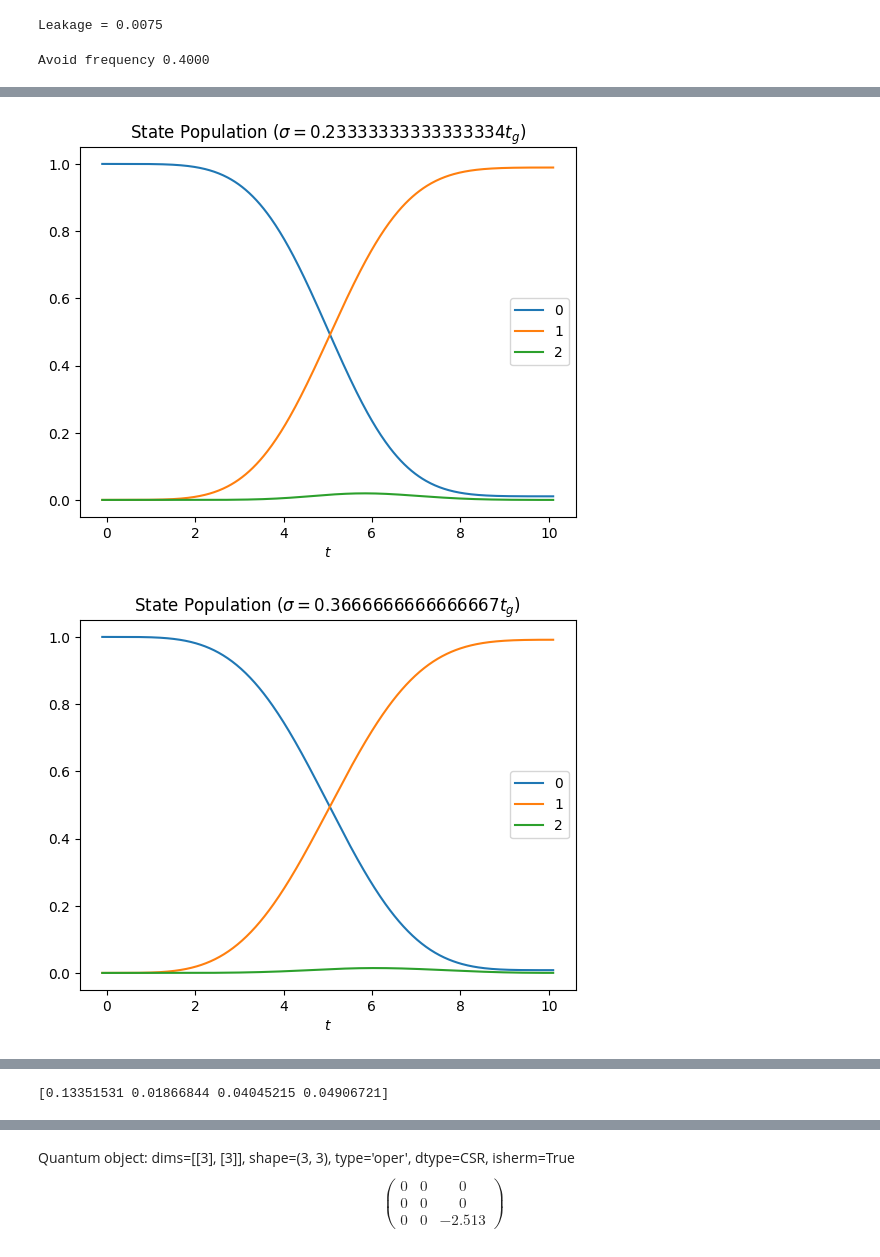
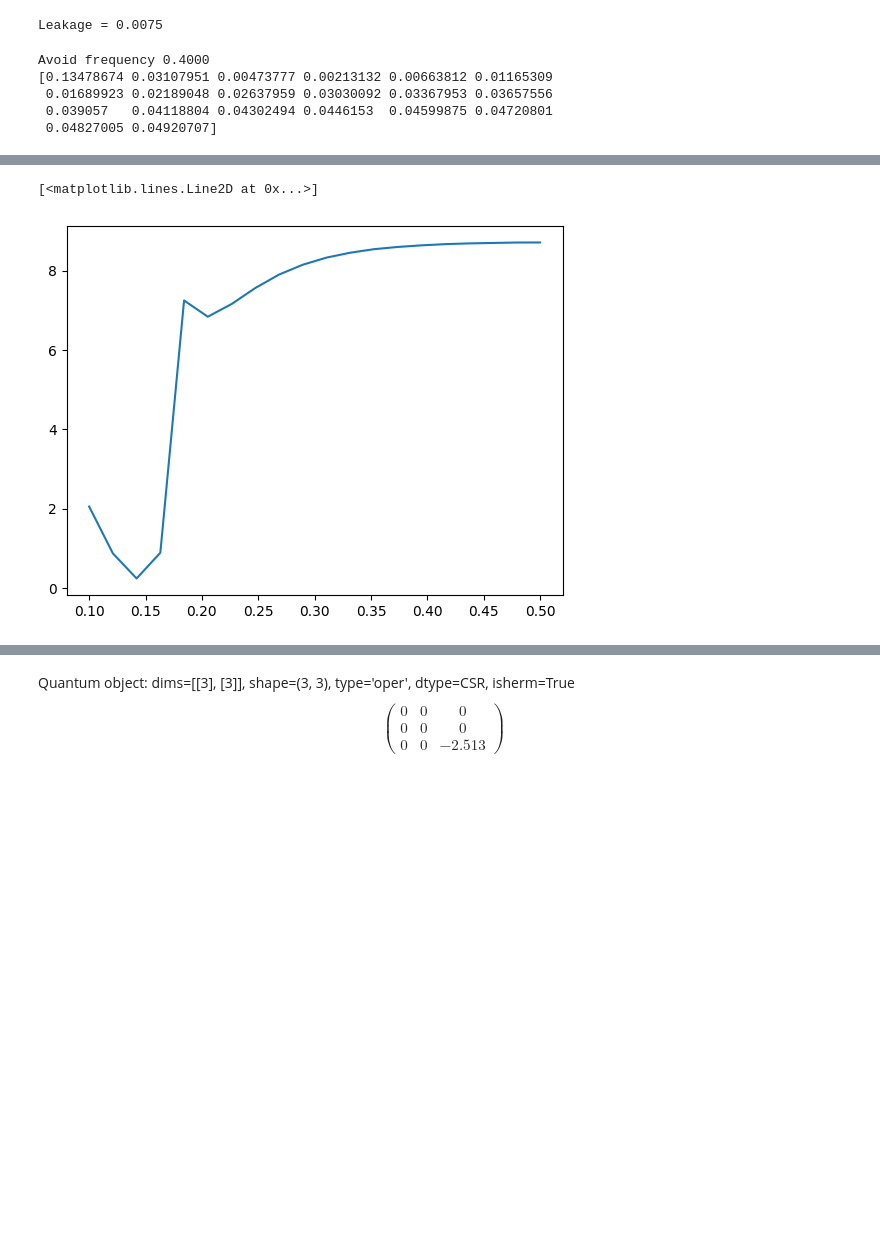
Before and after one commit to NickyNASA/PHYS-779-Project, a Jupyter notebook: src/Gate Error.ipynb, the cells around one changed output, grey strips where cells are left out. Saved outputs shown, nothing was run; the diff lists cells and outputs as text; code cells hidden in the pictures; blank space fills up the shorter version.

Commit message:
trying to add more fourier analysis

```diff
--- a/src/Gate Error.ipynb
+++ b/src/Gate Error.ipynb
@@ -22,7 +22,7 @@ alpha = 2*pi*anharmonicity
 # Width of control pulse
 tg = 10 # ns
 t_pad = 0.1 # Add 0 strength sections to front and end of pulses (is this needed?)
-N_t = 501
+N_t = 1000
 t_array = np.linspace(-t_pad, tg+t_pad, N_t)
 dt = t_array[1] - t_array[0]
 
@@ -55,6 +55,7 @@ def fI_gaussian(t, tg, sigma):
     return flag * (np.exp(-(t-tg/2)**2 / (2*sigma**2)) - B) / (sqrt(2*pi)*sigma*math.erf(tg / (sqrt(8)*sigma)) - tg*B)
 
 def fI_gaussian_fourier(omega, tg, sigma):
+    # TODO: FIX THIS
     B = np.exp(-(tg**2) / (8*sigma**2))
     c1 = 1 / (sqrt(2*pi)*sigma*math.erf(tg / (sqrt(8)*sigma)) - tg*B)
     return c1 * sqrt(2*pi)*sigma * np.exp(-(sigma*omega)**2 / 2) * sp.special.erf((tg/2 + 2j*sigma**2*omega) / (sqrt(2)*sigma)).real
@@ -95,7 +99,7 @@ Leakage = 0.0075
 # %%
 import scipy.fft as fft
 
-sigma_array = np.linspace(0.1, 0.5, 4) * tg
+sigma_array = np.linspace(0.1, 0.5, 20) * tg
 psi0 = qt.basis(d, 0)
 
 #f_array = np.linspace(-5, 5, N_t)
@@ -109,14 +113,23 @@ print(f"Avoid frequency {f_bad:.4f}")
 leakage_array = np.zeros([len(sigma_array)])
 fourier_strength_array = np.zeros_like(leakage_array)
 
+A = pi
+f_lim = 1
+
 for i, sigma in enumerate(sigma_array):
-    # gaussian_array = pi*fI_gaussian(t_array, tg, sigma)
-    # y_dft = fft.fftshift(fft.fft(fft.ifftshift(gaussian_array))) * dt
+    # gaussian_array = A*fI_gaussian(t_array, tg, sigma)
+    # y_dft = dt * fft.fftshift(fft.fft(gaussian_array))
     # freqs = fft.fftshift(fft.fftfreq(N_t, dt))
+
+    # f_array = freqs
+    # fourier_array = np.real(y_dft)
+
+    # plt.plot(t_array, gaussian_array)
+    # plt.show()
 
     #f0 = (N_t-1)/2 / (N_t*dt)
     #f_array = np.linspace(-f0, f0, N_t)
-    f_array = np.linspace(-5, 5, N_t)
+    f_array = np.linspace(-f_lim, f_lim, N_t)
     omega_array = 2*pi*f_array
 
     B = np.exp(-(tg**2) / (8*sigma**2))
@@ -124,46 +137,52 @@ for i, sigma in enumerate(sigma_array):
     z = (tg/2 + 1j*sigma**2*omega_array) / (sqrt(2)*sigma)
     x_gauss = sqrt(2*pi)*sigma * np.exp(-(sigma*omega_array)**2 / 2) * sp.special.erf(z).real
     x_shift = B * tg * np.sinc((omega_array/(2*pi))*tg)
-    fourier_array = pi * c1 * (x_gauss - x_shift)
+    fourier_array = A * c1 * (x_gauss - x_shift) * np.exp(-1j * omega_array * tg/2)
+    fourier_array = np.abs(fourier_array)
 
-    """
     # Plot error between DFT and analytical
-    plt.plot(freqs, np.real(y_dft))
-    plt.plot(freqs, fourier_array)
-    plt.legend(["DFT", "Analytic"])
-    plt.show()
+    # plt.plot(freqs, np.real(y_dft))
+    # plt.plot(freqs, fourier_array)
+    # plt.xlim([-f_lim, f_lim])
+    # plt.legend(["DFT", "Analytic"])
+    # plt.show()
 
-    plt.plot(freqs, (np.real(y_dft) - fourier_array) / np.real(y_dft))
-    plt.title("% Error")
-    plt.show()
-    """
-
+    # plt.plot(freqs, (np.real(y_dft) - fourier_array) / np.real(y_dft))
+    # plt.title("% Error")
+    # plt.show()
 
     i_bad_approx = np.argmin(np.abs(f_array - f_bad))
-    # plt.semilogy(f_array, fourier_array)
+    # plt.plot(f_array, fourier_array)
     # plt.axvline(f_array[i_bad_approx], color='k', linestyle='--')
+    # plt.xlim([-f_lim, f_lim])
     # plt.show()
-    fourier_strength_array[i] = np.abs(fourier_array[i_bad_approx])
+    fourier_strength_array[i] = fourier_array[i_bad_approx]
 
     H_R_gaussian = qt.QobjEvo(H_R_func, args={'fI': lambda t: pi*fI_gaussian(t, tg, sigma), 'fQ': lambda t: 0})
     result = qt.sesolve(H_R_gaussian, psi0=psi0, tlist=t_array, e_ops=[qt.projection(d,i,i) for i in range(d)], options={'store_final_state': True})
     leakage_array[i] = L(result.final_state)
 
-    for j in range(d):
-        plt.plot(t_array, result.e_data[j])
-    plt.xlabel("$t$")
-    plt.legend(list(range(d)))
-    plt.title(fr"State Population $(\sigma={sigma/tg:.3f}t_g)$")
-    plt.show()
+    # for j in range(d):
+    #     plt.plot(t_array, result.e_data[j])
+    # plt.xlabel("$t$")
+    # plt.legend(list(range(d)))
+    # plt.title(fr"State Population $(\sigma={sigma/tg:.3f}t_g)$")
+    # plt.show()
 
 print(fourier_strength_array)
 
 plt.semilogy(sigma_array/tg, leakage_array)
-plt.semilogy(sigma_array/tg, 10*np.exp(3*np.log(fourier_strength_array)))
+plt.semilogy(sigma_array/tg, 1/2*fourier_strength_array**2)
 plt.xlabel(r"$\frac{\sigma}{t_g}$")
 plt.ylabel("Leakage")
 plt.legend(["Numerical", "Analytic?"])
 plt.title(fr"Plain Gaussian Leakage $(t_g={tg})$")
 plt.show()
+
+plt.plot(sigma_array/tg, fourier_strength_array**2/leakage_array)
 # %% [output]
 Avoid frequency 0.4000
+[0.13478674 0.03107951 0.00473777 0.00213132 0.00663812 0.01165309
+ 0.01689923 0.02189048 0.02637959 0.03030092 0.03367953 0.03657556
+ 0.039057   0.04118804 0.04302494 0.0446153  0.04599875 0.04720801
+ 0.04827005 0.04920707]
@@ -171,2 +190,2 @@ Avoid frequency 0.4000
+[<matplotlib.lines.Line2D at 0x...>]
-[figure, old version]
+[figure, new version]
-[figure, removed]
@@ -174 +191,0 @@ Avoid frequency 0.4000
-[0.13351531 0.01866844 0.04045215 0.04906721]
```
Also changed, not shown: parts of 2 cells of this notebook.
